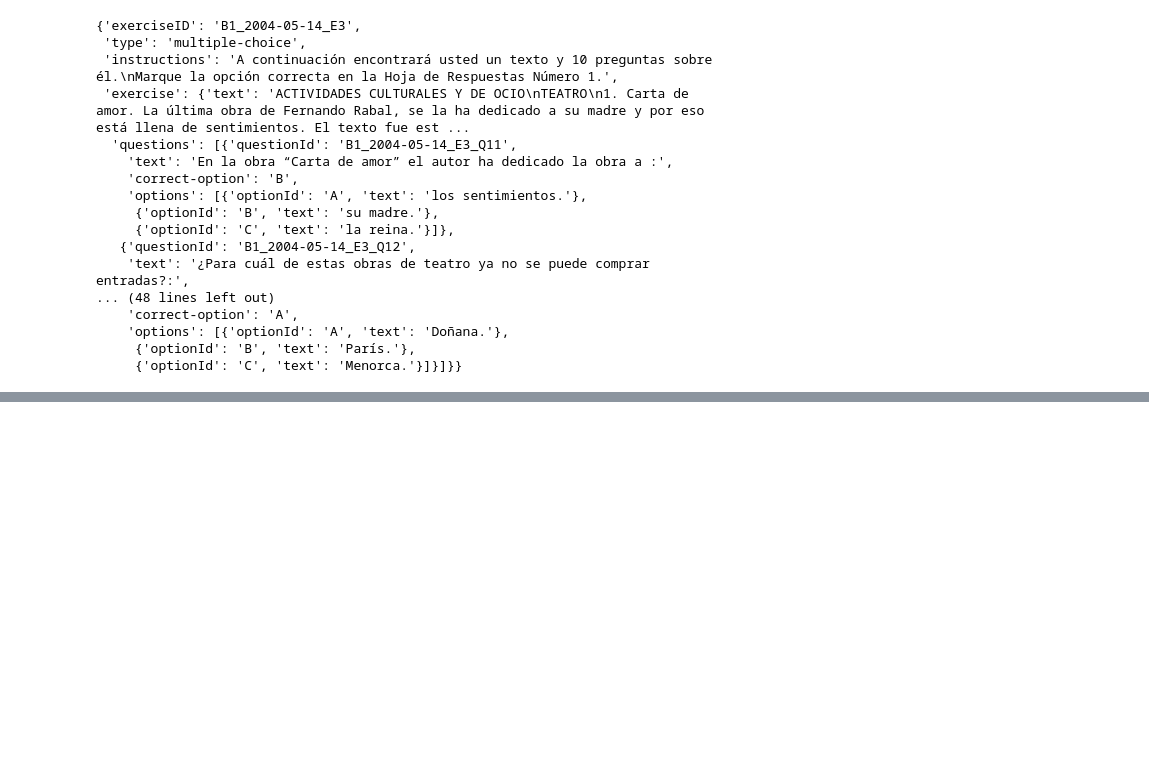
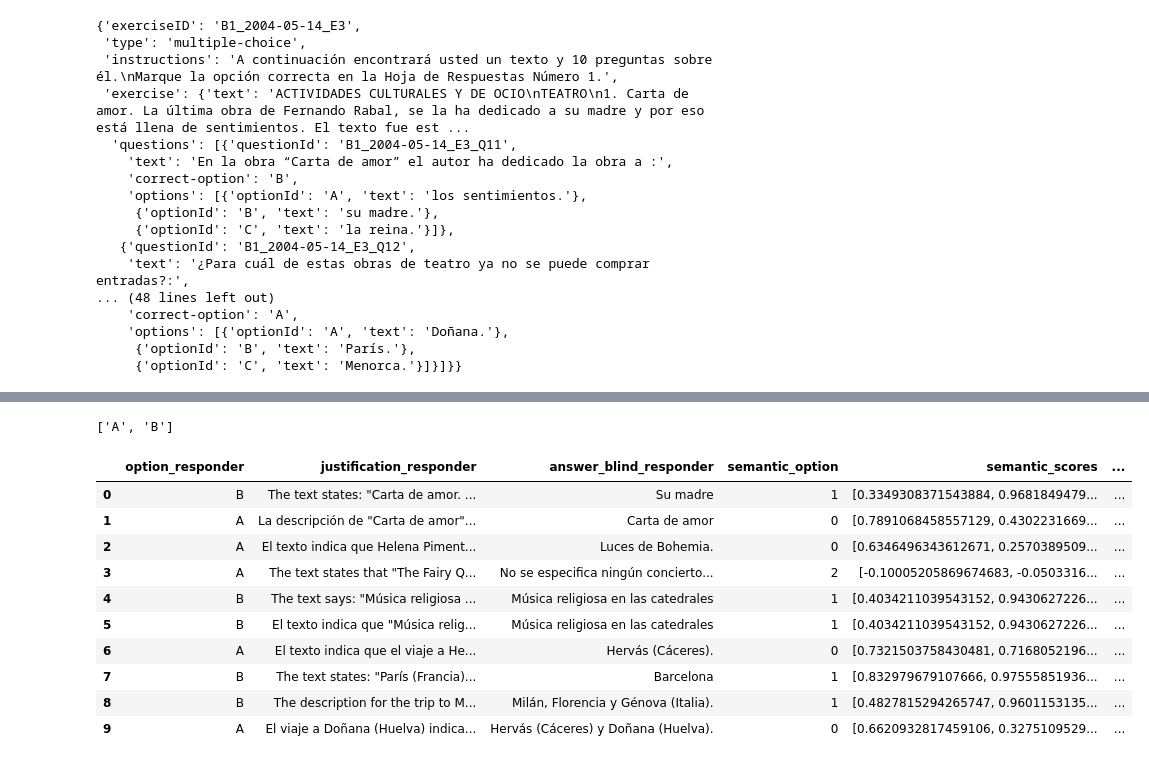
Before and after one commit to JesusFraile/Profe2025-JFraTeam, a Jupyter notebook: token.ipynb, the cells around one changed output, grey strips where cells are left out. Drawn from its saved outputs; the diff is of its cells as text; code cells hidden in the pictures; blank space fills up the shorter version.

```diff
--- a/token.ipynb
+++ b/token.ipynb
@@ -95,0 +225,4 @@ df
+# %%
+l
+# %% [output]
+['A', 'B']
@@ -95,0 +231,16 @@ df
+# %%
+df=pd.read_pickle('datasets/train_answer.pkl')
+# %%
+df
+# %% [output]
+|  | option_responder | justification_responder | answer_blind_responder | semantic_option | semantic_scores | ... |
+| 0 | B | The text states: "Carta de amor. ... | Su madre | 1 | [0.3349308371543884, 0.9681849479... | ... |
+| 1 | A | La descripción de "Carta de amor"... | Carta de amor | 0 | [0.7891068458557129, 0.4302231669... | ... |
+| 2 | A | El texto indica que Helena Piment... | Luces de Bohemia. | 0 | [0.6346496343612671, 0.2570389509... | ... |
+| 3 | A | The text states that "The Fairy Q... | No se especifica ningún concierto... | 2 | [-0.10005205869674683, -0.0503316... | ... |
+| 4 | B | The text says: "Música religiosa ... | Música religiosa en las catedrales | 1 | [0.4034211039543152, 0.9430627226... | ... |
+| 5 | B | El texto indica que "Música relig... | Música religiosa en las catedrales | 1 | [0.4034211039543152, 0.9430627226... | ... |
+| 6 | A | El texto indica que el viaje a He... | Hervás (Cáceres). | 0 | [0.7321503758430481, 0.7168052196... | ... |
+| 7 | B | The text states: "París (Francia)... | Barcelona | 1 | [0.832979679107666, 0.97555851936... | ... |
+| 8 | B | The description for the trip to M... | Milán, Florencia y Génova (Italia). | 1 | [0.4827815294265747, 0.9601153135... | ... |
+| 9 | A | El viaje a Doñana (Huelva) indica... | Hervás (Cáceres) y Doñana (Huelva). | 0 | [0.6620932817459106, 0.3275109529... | ... |
```
Also changed, not shown: parts of 20 cells of this notebook, 27 other files.
